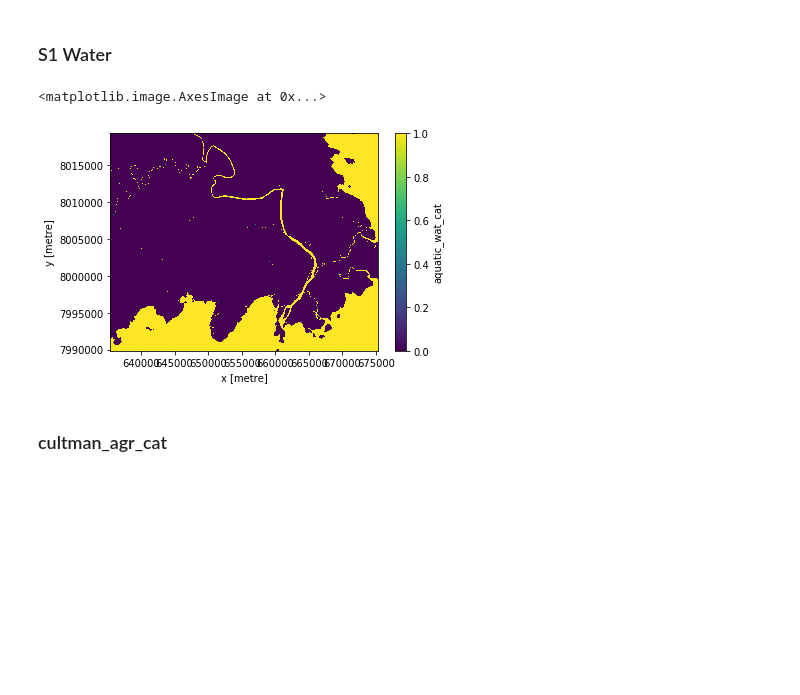
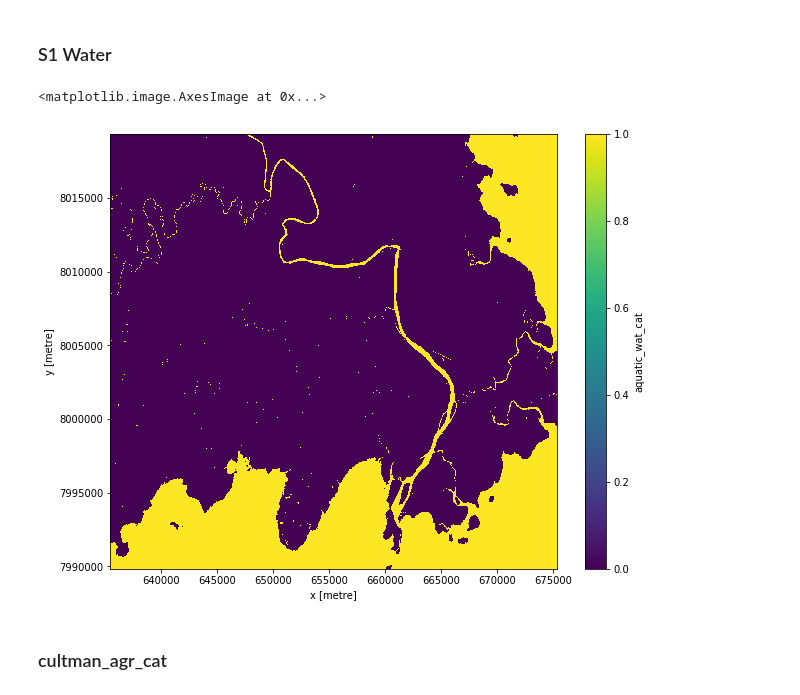
Before and after one commit to bellemae/odc-hack-sac, a Jupyter notebook: level3_test.ipynb, the cells around one changed output. Cells and saved outputs as stored; diff of their text form; code cells hidden in the pictures; blank space fills up the shorter version.

```diff
--- a/level3_test.ipynb
+++ b/level3_test.ipynb
@@ -111,3 +106,6 @@ This layer breaks the initial veg/non-veg into 4 classes based on the presence o
 # Load data from datacube
 s1 = dc.load(product="s1_gamma0_scene", output_crs=output_crs, time=time, **query)
 s1 = masking.mask_invalid_data(s1)
+
+vh = (10**(s1.vh/10))
+vv = (10**(s1.vv/10))
@@ -117,2 +112,8 @@ water = ((s1["vv"] <=-12) & (s1["vh"] <= -12))
+# %%
+water = ((vv <= 0.07) & (vh <= 0.01))
 # %%
-aquatic_wat_cat_ds = water.median(dim='time').to_dataset(name="aquatic_wat_cat")
+aquatic_wat_cat_ds = ((water.sum(dim='time') / water.count(dim="time")) >.2).to_dataset(name="aquatic_wat_cat")
+aquatic_wat_cat_ds.aquatic_wat_cat.plot.imshow(figsize=(10, 8))
+# %% [output]
+<matplotlib.image.AxesImage at 0x...>
+[figure, added]
@@ -132,9 +120,3 @@ aquatic_wat_cat_ds = water.median(dim='time').to_dataset(name="aquatic_wat_cat")
-# %%
-# # Plot output
-aquatic_wat_cat_ds["aquatic_wat_cat"].plot.imshow() #(figsize=(6, 5))
-# %% [output]
-<matplotlib.image.AxesImage at 0x...>
-[figure, removed]
 # %% [markdown]
 ### cultman_agr_cat
 # %% [markdown]
```
Also changed, not shown: parts of 9 cells of this notebook.
